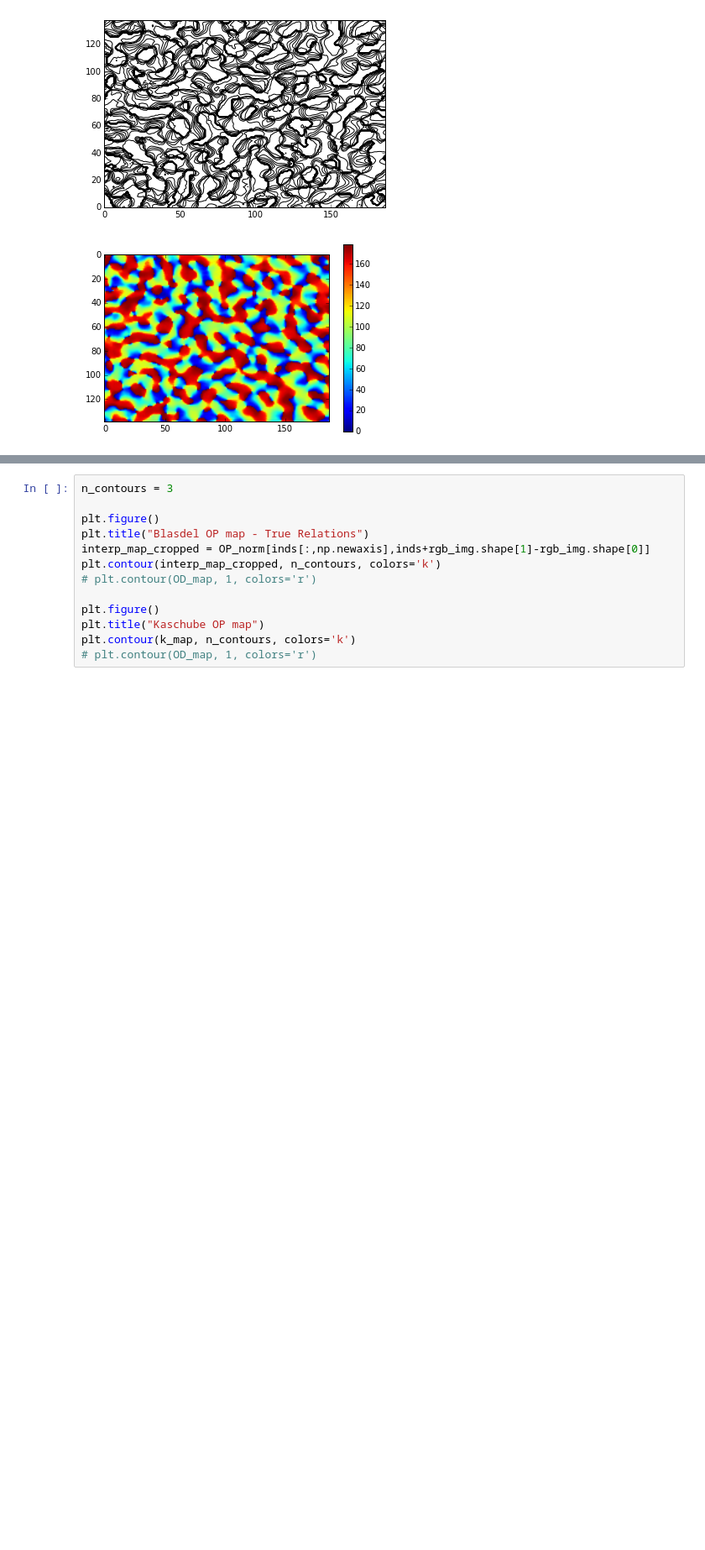
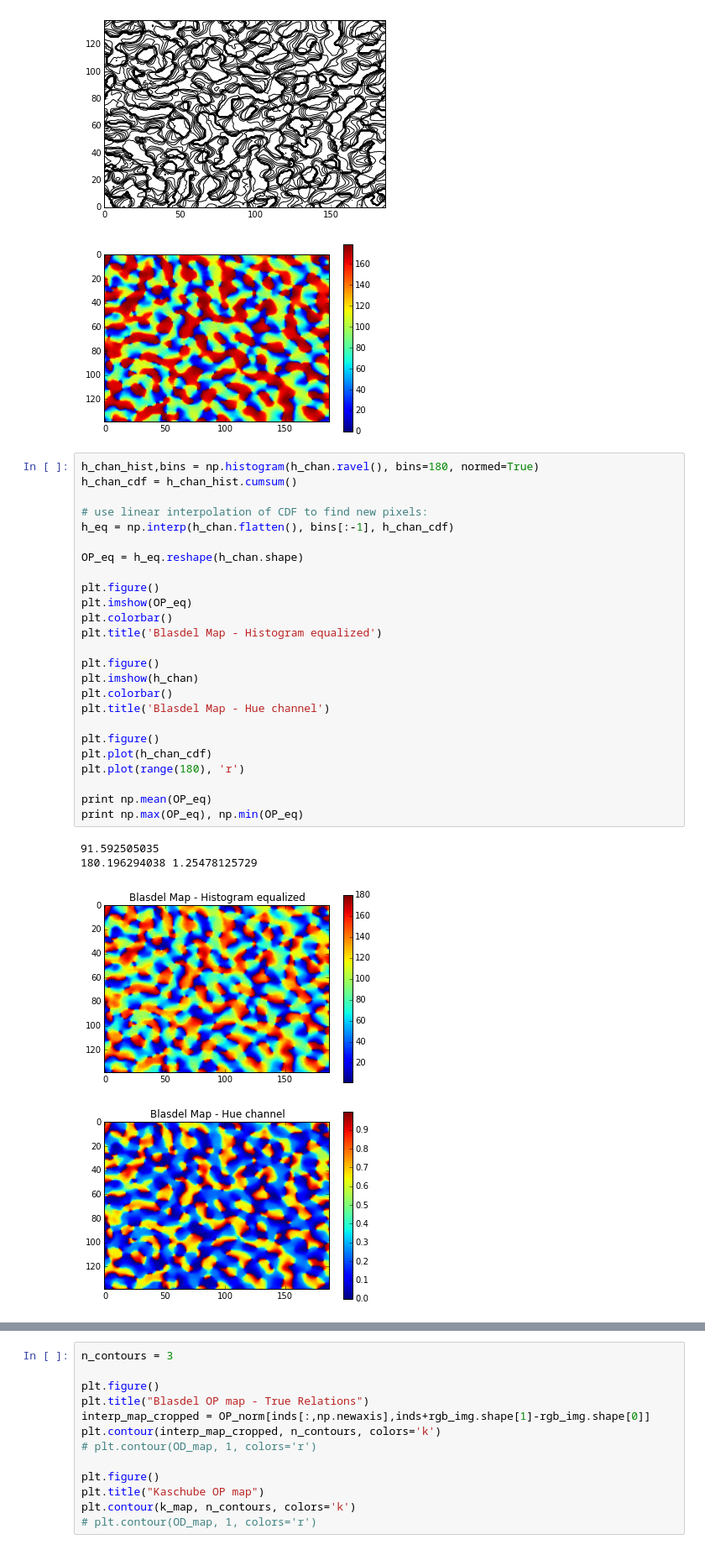
Before and after one commit to benselby/v1_modelling, a Jupyter notebook: mechanistic/map_analysis.ipynb, the cells around one changed output, grey strips where cells are left out. Shown at 84% size. Drawn from its saved outputs; the diff is of its cells as text; blank space fills up the shorter version.

```diff
--- a/mechanistic/map_analysis.ipynb
+++ b/mechanistic/map_analysis.ipynb
@@ -227,3 +227,33 @@ plt.colorbar()
 <matplotlib.colorbar.Colorbar instance at 0x...>
 [figure]
 [figure]
+# %%
+h_chan_hist,bins = np.histogram(h_chan.ravel(), bins=180, normed=True)
+h_chan_cdf = h_chan_hist.cumsum()
+
+# use linear interpolation of CDF to find new pixels:
+h_eq = np.interp(h_chan.flatten(), bins[:-1], h_chan_cdf)
+
+OP_eq = h_eq.reshape(h_chan.shape)
+
+plt.figure()
+plt.imshow(OP_eq)
+plt.colorbar()
+plt.title('Blasdel Map - Histogram equalized')
+
+plt.figure()
+plt.imshow(h_chan)
+plt.colorbar()
+plt.title('Blasdel Map - Hue channel')
+
+plt.figure()
+plt.plot(h_chan_cdf)
+plt.plot(range(180), 'r')
+
+print np.mean(OP_eq)
+print np.max(OP_eq), np.min(OP_eq)
+# %% [output]
+91.592505035
+180.196294038 1.25478125729
+[figure, added]
+[figure, added]
```
Also changed, not shown: parts of 2 cells of this notebook.
